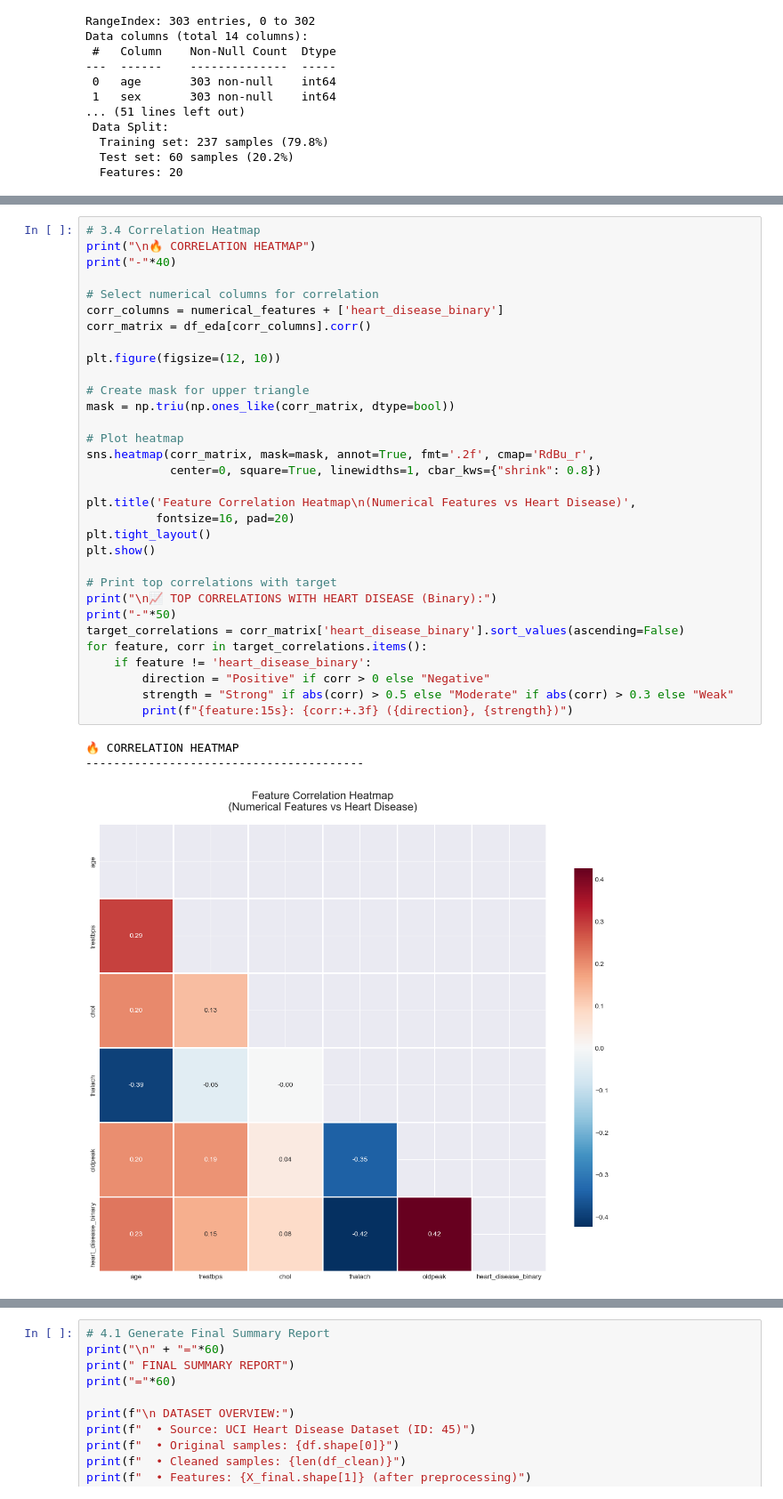
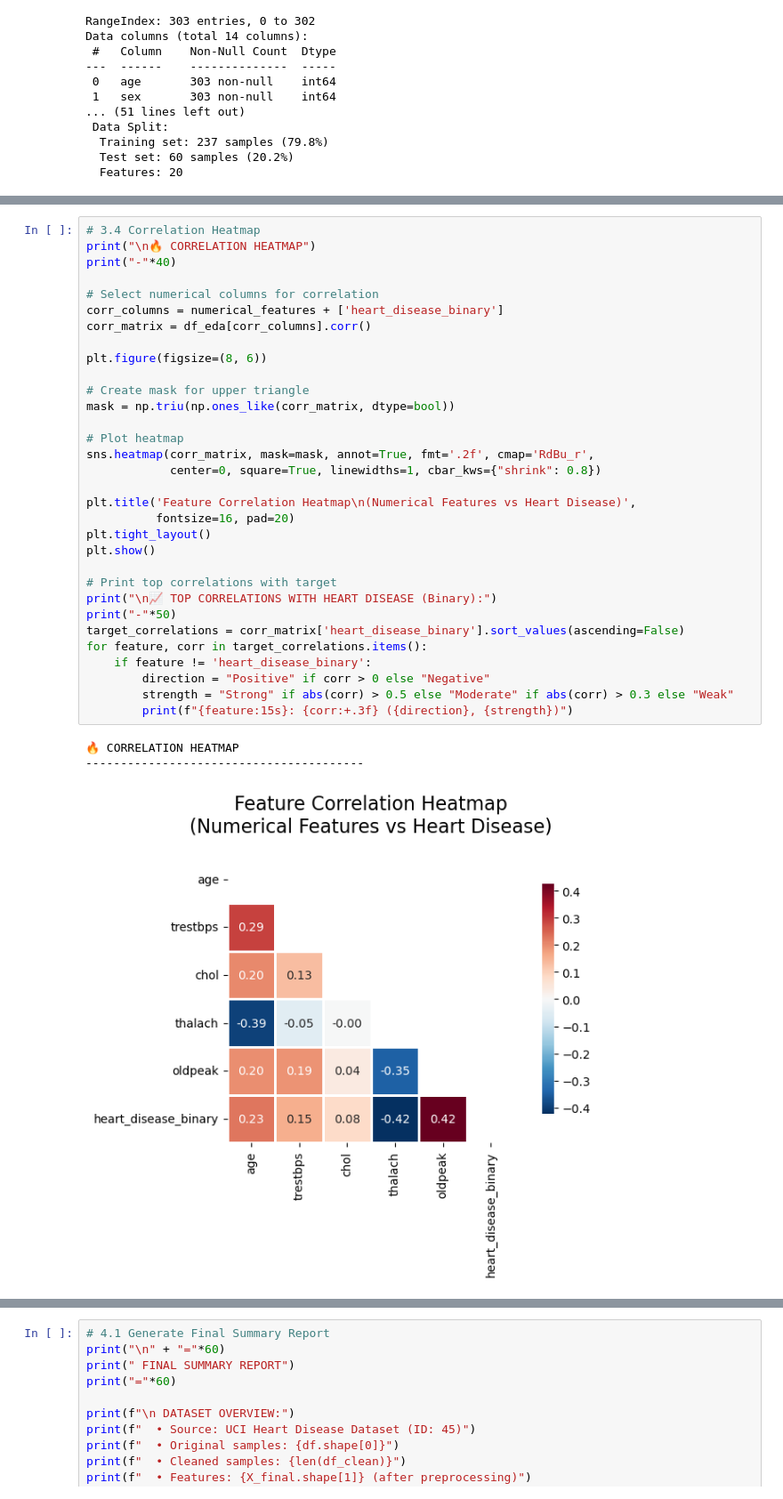
Before and after one commit to deepp11/heart-disease-mlops, a Jupyter notebook: src/Heart Disease.ipynb, the cells around one changed output, grey strips where cells are left out. Shown at 89% size. Cells and saved outputs as stored; diff of their text form.

```diff
--- a/src/Heart Disease.ipynb
+++ b/src/Heart Disease.ipynb
@@ -278,35 +274,35 @@ print("-"*40)
 
 # Select numerical columns for correlation
 corr_columns = numerical_features + ['heart_disease_binary']
 corr_matrix = df_eda[corr_columns].corr()
 
-plt.figure(figsize=(12, 10))
+plt.figure(figsize=(8, 6))
 
 # Create mask for upper triangle
 mask = np.triu(np.ones_like(corr_matrix, dtype=bool))
 
 # Plot heatmap
 sns.heatmap(corr_matrix, mask=mask, annot=True, fmt='.2f', cmap='RdBu_r',
             center=0, square=True, linewidths=1, cbar_kws={"shrink": 0.8})
 
 plt.title('Feature Correlation Heatmap\n(Numerical Features vs Heart Disease)',
           fontsize=16, pad=20)
 plt.tight_layout()
 plt.show()
 
 # Print top correlations with target
 print("\n📈 TOP CORRELATIONS WITH HEART DISEASE (Binary):")
 print("-"*50)
 target_correlations = corr_matrix['heart_disease_binary'].sort_values(ascending=False)
 for feature, corr in target_correlations.items():
     if feature != 'heart_disease_binary':
         direction = "Positive" if corr > 0 else "Negative"
         strength = "Strong" if abs(corr) > 0.5 else "Moderate" if abs(corr) > 0.3 else "Weak"
         print(f"{feature:15s}: {corr:+.3f} ({direction}, {strength})")
 # %% [output]
 🔥 CORRELATION HEATMAP
 ----------------------------------------
-[figure, old version]
+[figure, new version]
 📈 TOP CORRELATIONS WITH HEART DISEASE (Binary):
 --------------------------------------------------
 oldpeak        : +0.424 (Positive, Moderate)
```
Also changed, not shown: parts of 3 cells of this notebook, 11 other files.
